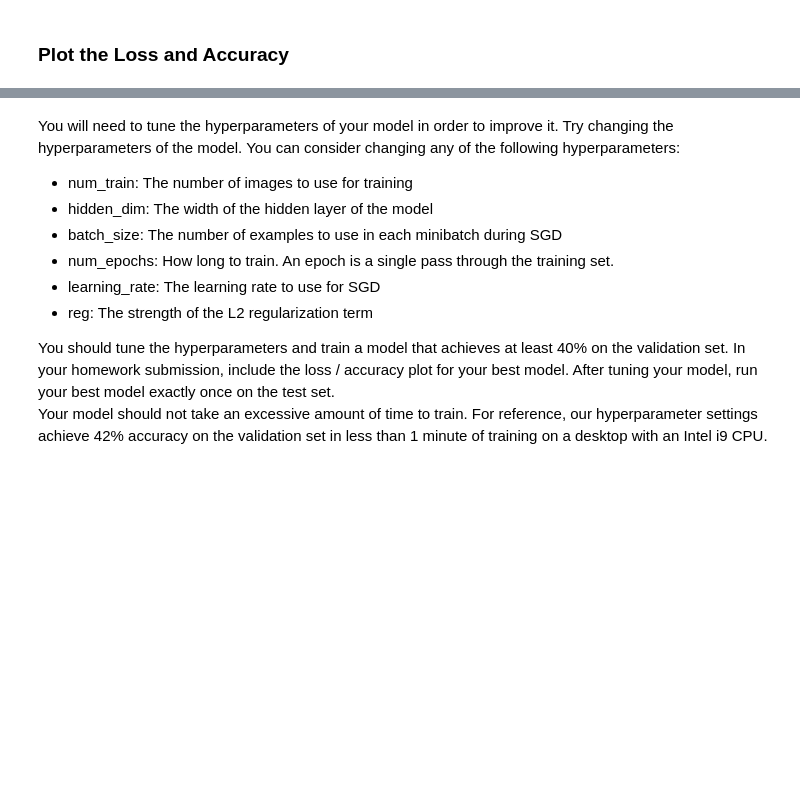
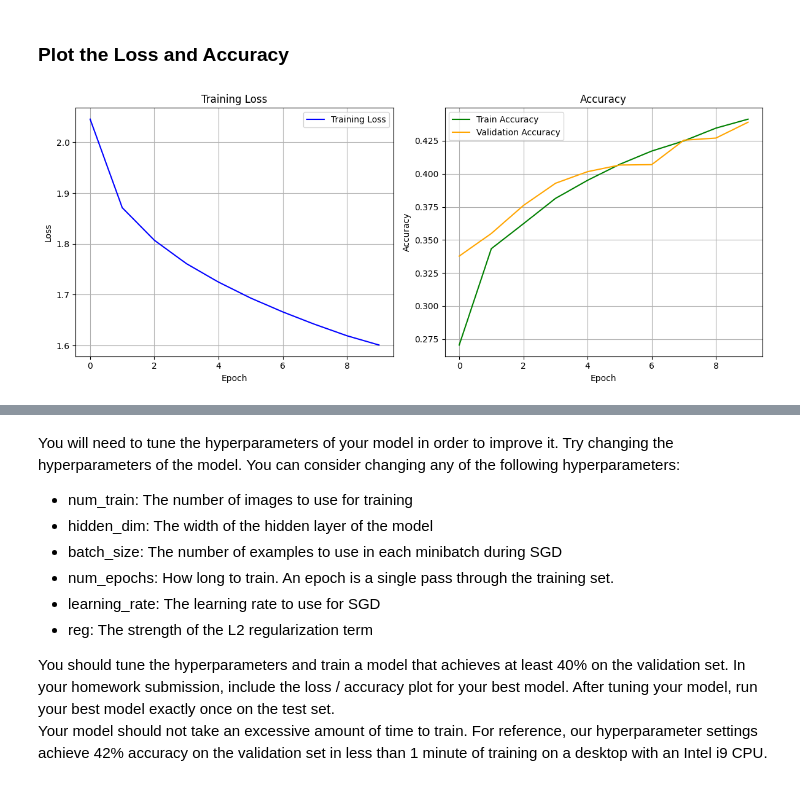
Before and after one commit to erinakin/ComputerVisionClass, a Jupyter notebook: HW3_Files/ErinAkinjide_HW3.ipynb, the cells around one changed output, grey strips where cells are left out. Drawn from its saved outputs; the diff is of its cells as text; code cells hidden in the pictures; blank space fills up the shorter version.

```diff
--- a/HW3_Files/ErinAkinjide_HW3.ipynb
+++ b/HW3_Files/ErinAkinjide_HW3.ipynb
@@ -31,7 +31,10 @@ train_dataset = CIFAR10(root='./data', train=True, download=True, transform=tran
 test_dataset = CIFAR10(root='./data', train=False, download=True, transform=transform)
 
 # Split the training dataset into training and validation sets
-train_set, val_set = random_split(train_dataset, [45000, 5000])
+generator = torch.Generator().manual_seed(42)
+train_set, val_set = random_split(train_dataset, [40000, 10000],generator=generator)
+
+# Dataloaders
 train_loader = DataLoader(train_set, batch_size=64, shuffle=True)
 val_loader = DataLoader(val_set, batch_size=64, shuffle=False)
 test_loader = DataLoader(test_dataset, batch_size=64, shuffle=False)
@@ -65,18 +80,29 @@ class TwoLayerNet(nn.Module):
 # %%
 # Define a function to handle calculating the accuracy and loss of the model
 def evaluate_model(model, data_loader, criterion):
-    model.eval()
+    """
+    Evaluates the model's average loss and accuracy on a dataset.
+
+    Args:
+        model (nn.Module): The trained model to evaluate.
+        data_loader (DataLoader): DataLoader for validation or test set.
+        criterion (nn.Module): Loss function used (e.g., CrossEntropyLoss).
+
+    Returns:
+        tuple: (average_loss, accuracy) for the dataset
+    """
+    model.eval() # Set the model to evaluation mode
     running_loss = 0.0
     correct = 0
     total = 0
 
-    with torch.no_grad():
-        for images, labels in data_loader:
-            outputs = model(images)
+    with torch.no_grad(): # Disable gradient computation for speed
+        for images, labels in data_loader: # Loop over validation or test data in batches
+            outputs = model(images) # Perform forward pass through model for predicted scores
             loss = criterion(outputs, labels)
             running_loss += loss.item()
 
-            _, predicted = torch.max(outputs, 1)
+            _, predicted = torch.max(outputs, 1) #  Choose index of highest score for each sample (predicted class)
             total += labels.size(0)
             correct += (predicted == labels).sum().item()
 
@@ -97,7 +123,7 @@ layers of the model. You should not apply L2 regularization to the biases.
 # Initialize the model, loss function, and optimizer
 model = TwoLayerNet(input_dim=32*32*3, hidden_dim=100, num_classes=10)
 
-learning_rate = 0.01
+learning_rate = 0.001
 # weight_decay parameter in torch automatically applies L2 regularization
 # to weights only
 weight_decay = 0.001
@@ -140,21 +191,30 @@ for epoch in range(num_epochs):
 # %% [markdown]
 ### Plot the Loss and Accuracy
 # %%
+import matplotlib.pyplot as plt
+
 plt.figure(figsize=(12, 5))
 
+# Plot training loss
 plt.subplot(1, 2, 1)
-plt.plot(train_losses, label='Training Loss')
+plt.plot(train_losses, label='Training Loss', color='blue')
 plt.xlabel("Epoch")
 plt.ylabel("Loss")
 plt.title("Training Loss")
 plt.grid(True)
+plt.legend()
 
+# Plot training and validation accuracy
 plt.subplot(1, 2, 2)
+plt.plot(train_accuracies, label='Train Accuracy', color='green')
 plt.plot(val_accuracies, label='Validation Accuracy', color='orange')
 plt.xlabel("Epoch")
 plt.ylabel("Accuracy")
-plt.title("Validation Accuracy")
+plt.title("Accuracy")
 plt.grid(True)
+plt.legend()
 
 plt.tight_layout()
 plt.show()
+# %% [output]
+[figure, added]
```
Also changed, not shown: parts of 3 cells of this notebook.
